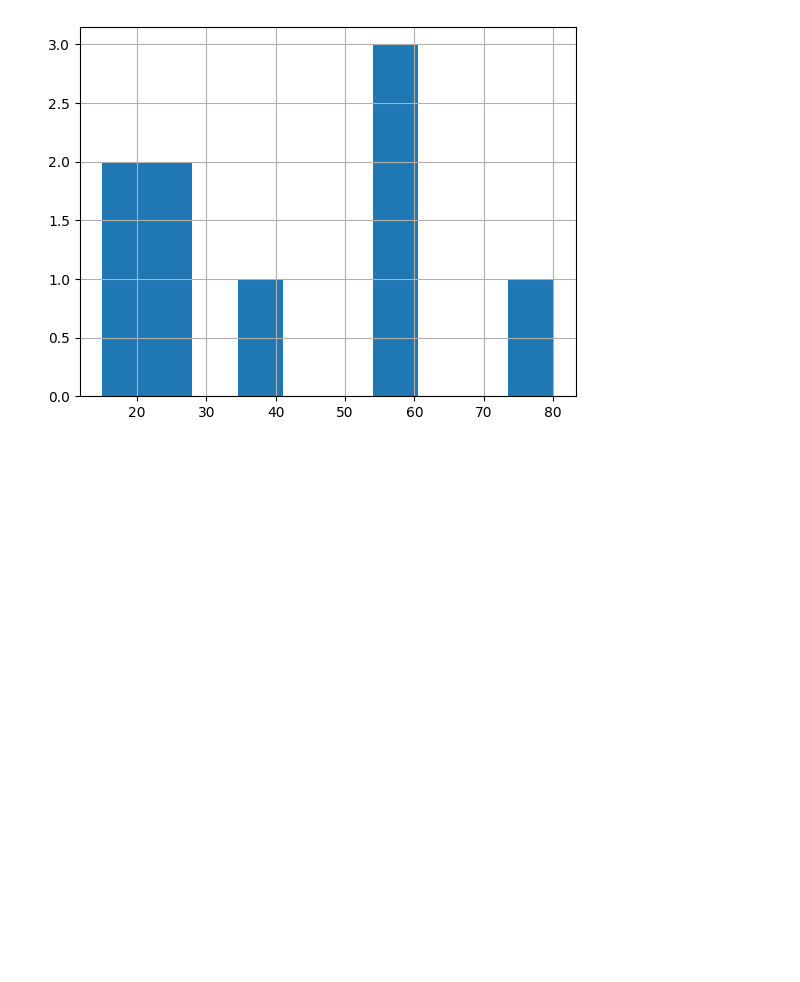
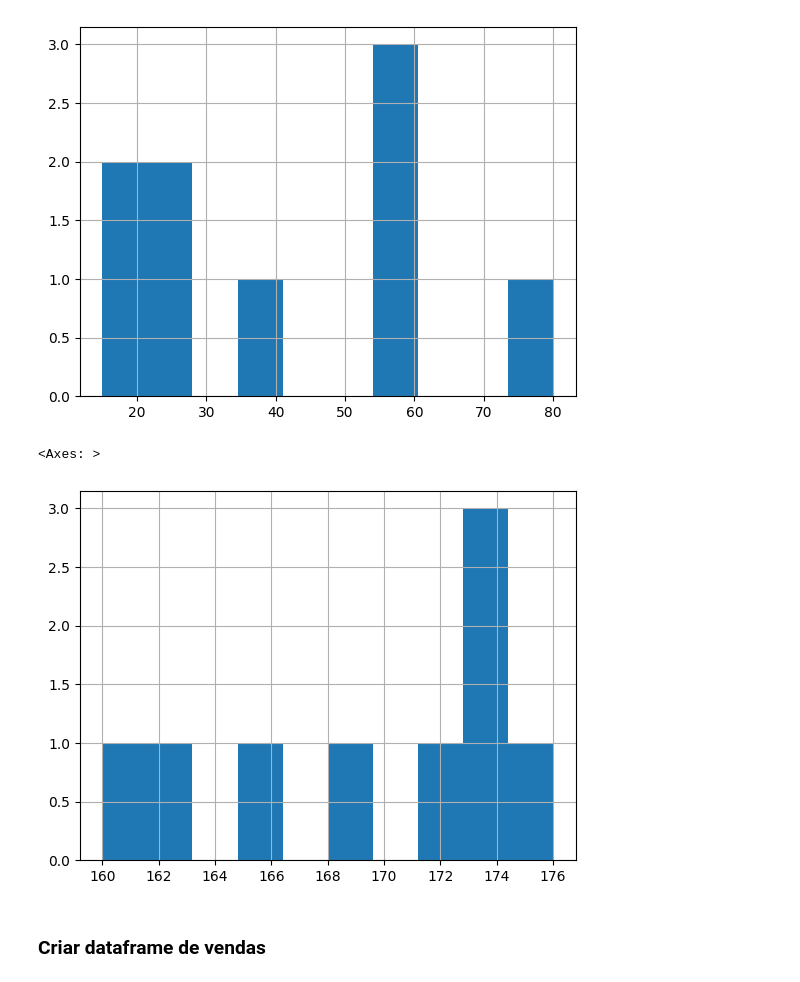
Before and after one commit to Thorugoh/ai-studies, a Jupyter notebook: statistics_devs/statistics_devs.ipynb, the cells around one changed output. Drawn from its saved outputs; the diff is of its cells as text; code cells hidden in the pictures; blank space fills up the shorter version.

```diff
--- a/statistics_devs/statistics_devs.ipynb
+++ b/statistics_devs/statistics_devs.ipynb
@@ -209,3 +209,10 @@ df_measures.age.hist()
 # %% [output]
 <Axes: >
 [figure]
+# %%
+df_measures.height.hist()
+# %% [output]
+<Axes: >
+[figure, added]
+# %% [markdown]
+### Criar dataframe de vendas
```
Also changed, not shown: parts of 14 cells of this notebook.
